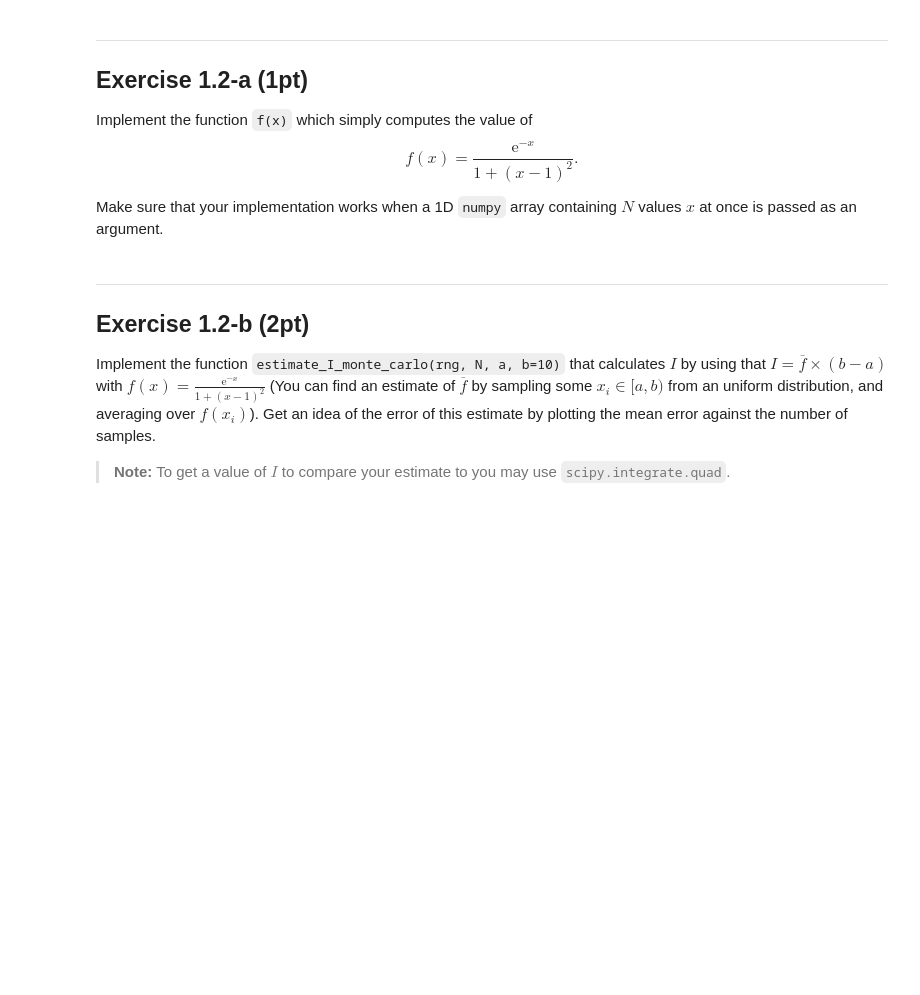
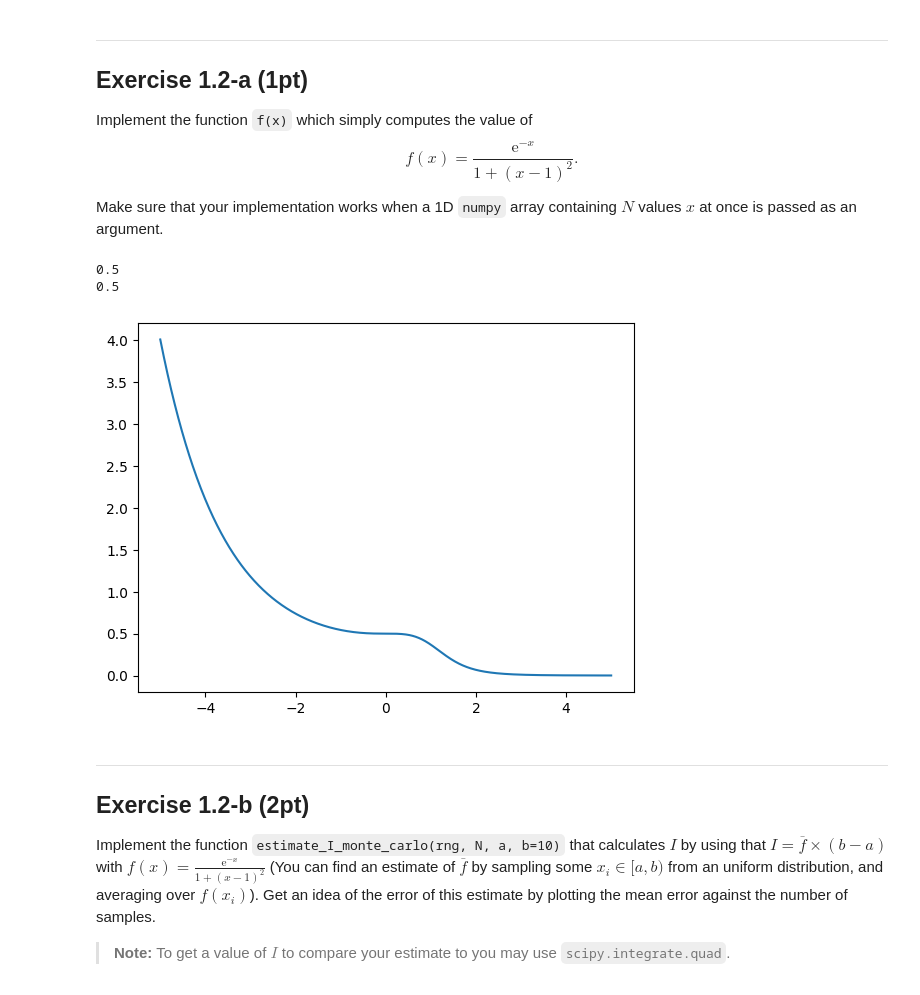
Before and after one commit to YommoY-official/CompManyBody, a Jupyter notebook: exercises/ex01_monte_carlo/ex01.2_importance_sampling.ipynb, the cells around one changed output. Drawn from its saved outputs; the diff is of its cells as text; code cells hidden in the pictures; blank space fills up the shorter version.

```diff
--- a/exercises/ex01_monte_carlo/ex01.2_importance_sampling.ipynb
+++ b/exercises/ex01_monte_carlo/ex01.2_importance_sampling.ipynb
@@ -36,11 +36,23 @@ Make sure that your implementation works when a 1D `numpy` array containing $N$
 # %%
 def f(x):
     # YOUR CODE HERE
     if np.isscalar(x):
         one_vector = 1
     else:
         one_vector = np.ones(len(x))
     return np.exp(-x) / (one_vector + (x - one_vector) ** 2)
+
+p = 0
+print(f(p))
+print(np.exp(-p) / (1 + (p - 1) ** 2))
+
+x_list = np.linspace(-5,5,1000)
+plt.plot(x_list, f(x_list))
+plt.show()
+# %% [output]
+0.5
+0.5
+[figure, added]
 # %%
 # 1.2-a tests
 result_test = f(0.67)
```
Also changed, not shown: parts of 13 cells of this notebook, 2 other files.
